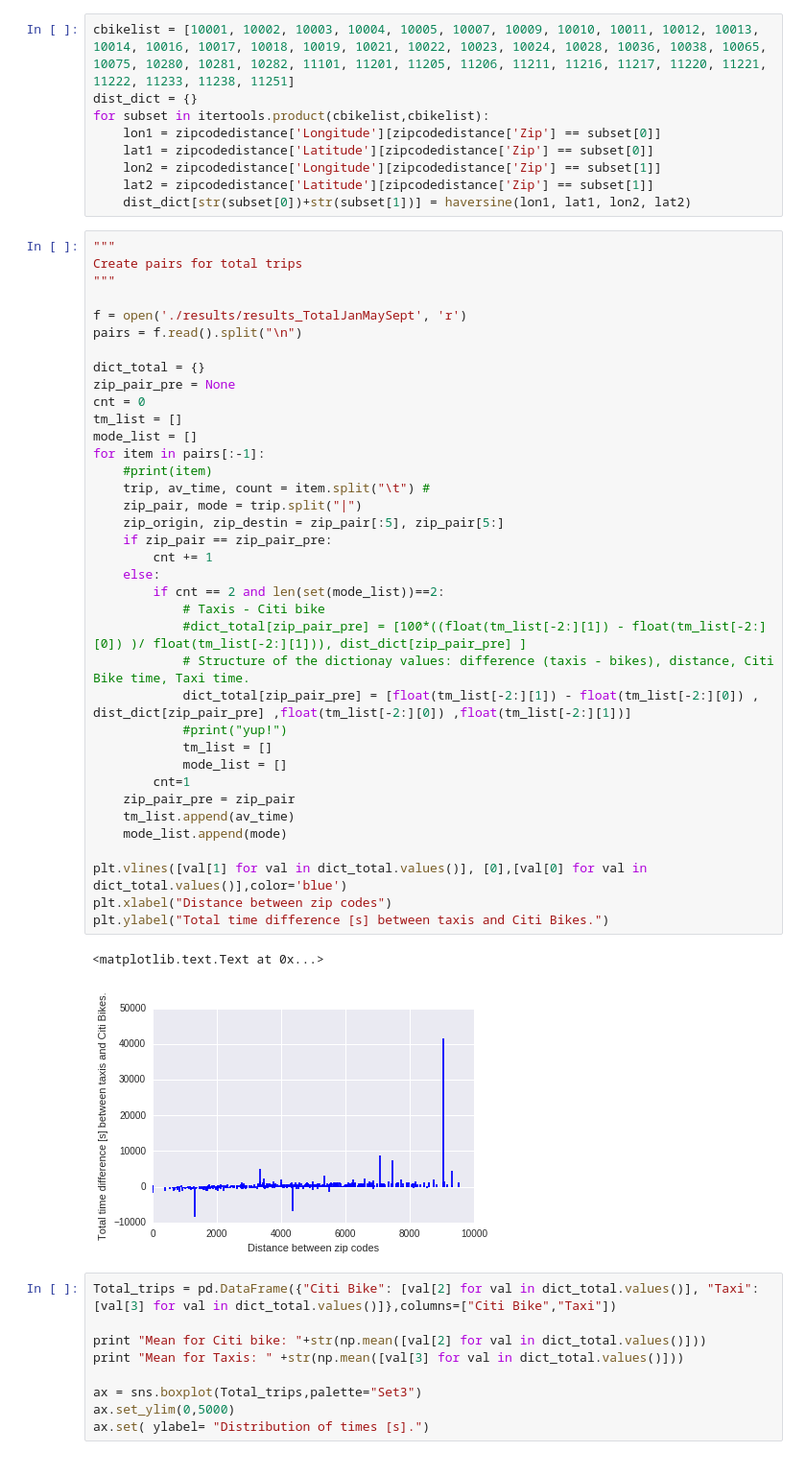
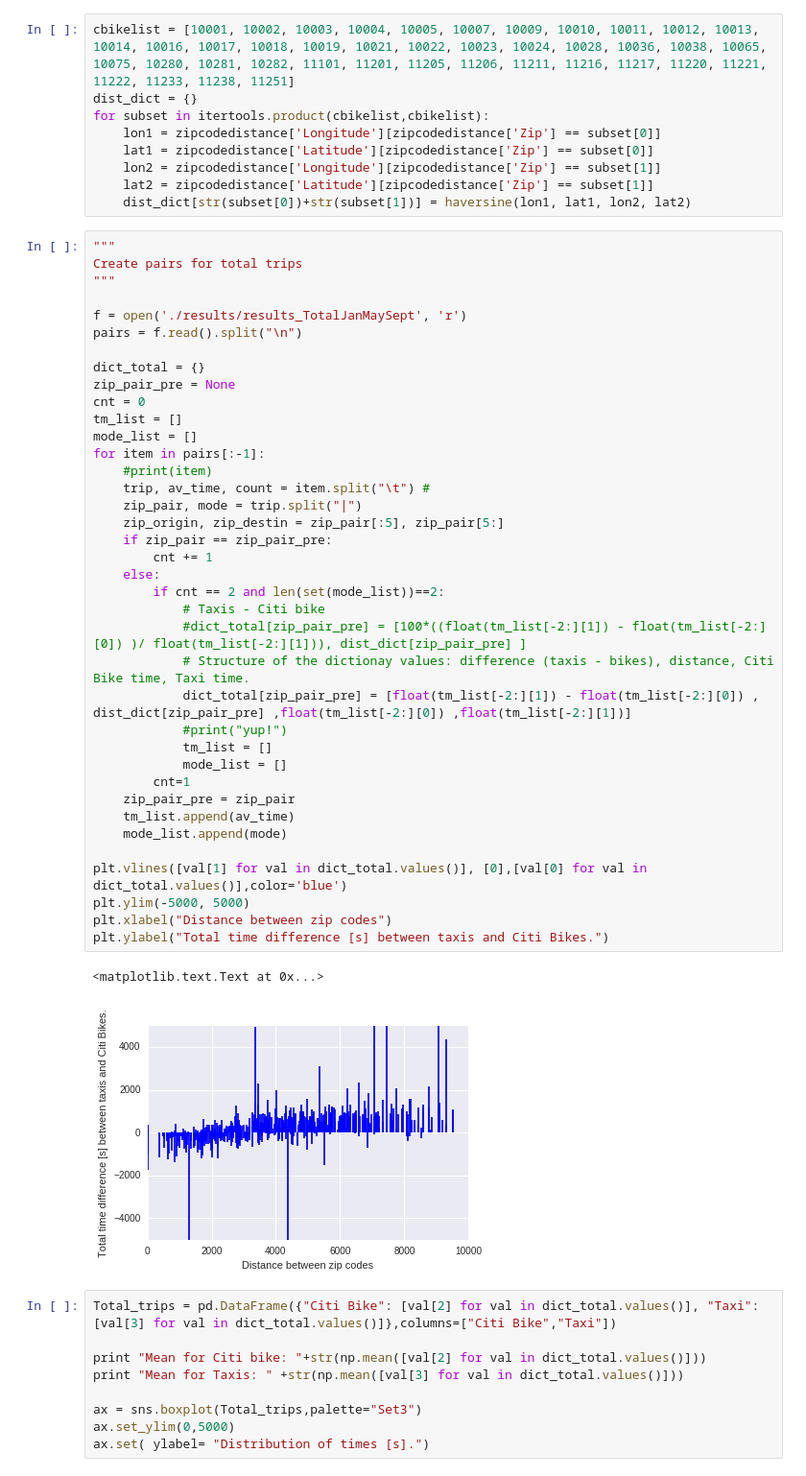
Before and after one commit to sarangof/Citibike-vs-taxis-NYC, a Jupyter notebook: resultsVisualization.ipynb, the cells around one changed output. Shown at 96% size. Drawn from its saved outputs; the diff is of its cells as text.

Commit message:
Using Jiheng's limits for the plots.

```diff
--- a/resultsVisualization.ipynb
+++ b/resultsVisualization.ipynb
@@ -52,34 +52,35 @@ dict_total = {}
 zip_pair_pre = None
 cnt = 0
 tm_list = []
 mode_list = []
 for item in pairs[:-1]:
     #print(item)
     trip, av_time, count = item.split("\t") #
     zip_pair, mode = trip.split("|")
     zip_origin, zip_destin = zip_pair[:5], zip_pair[5:]
     if zip_pair == zip_pair_pre:
         cnt += 1
     else:
         if cnt == 2 and len(set(mode_list))==2:
             # Taxis - Citi bike
             #dict_total[zip_pair_pre] = [100*((float(tm_list[-2:][1]) - float(tm_list[-2:][0]) )/ float(tm_list[-2:][1])), dist_dict[zip_pair_pre] ]
             # Structure of the dictionay values: difference (taxis - bikes), distance, Citi Bike time, Taxi time.
             dict_total[zip_pair_pre] = [float(tm_list[-2:][1]) - float(tm_list[-2:][0]) , dist_dict[zip_pair_pre] ,float(tm_list[-2:][0]) ,float(tm_list[-2:][1])]
             #print("yup!")
             tm_list = []
             mode_list = []
         cnt=1
     zip_pair_pre = zip_pair
     tm_list.append(av_time)
     mode_list.append(mode)
 
 plt.vlines([val[1] for val in dict_total.values()], [0],[val[0] for val in dict_total.values()],color='blue')
+plt.ylim(-5000, 5000)
 plt.xlabel("Distance between zip codes")
 plt.ylabel("Total time difference [s] between taxis and Citi Bikes.")
 # %% [output]
 <matplotlib.text.Text at 0x...>
-[figure, old version]
+[figure, new version]
 # %%
 Total_trips = pd.DataFrame({"Citi Bike": [val[2] for val in dict_total.values()], "Taxi":[val[3] for val in dict_total.values()]},columns=["Citi Bike","Taxi"])
 
```
Also changed, not shown: parts of 1 cell of this notebook.
